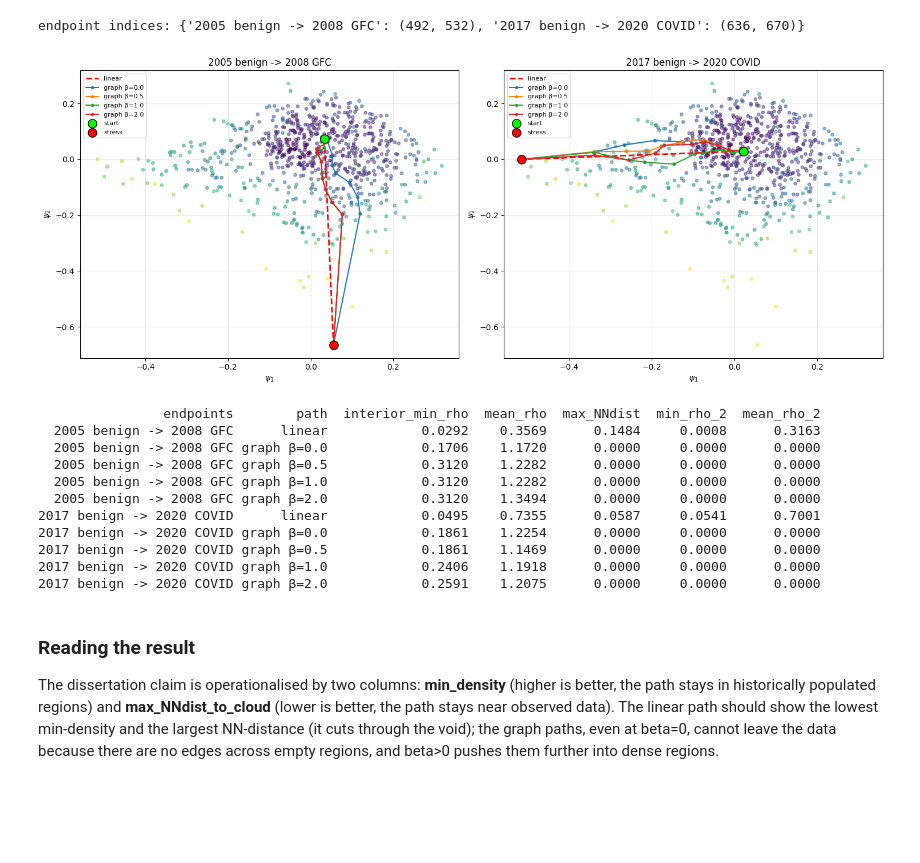
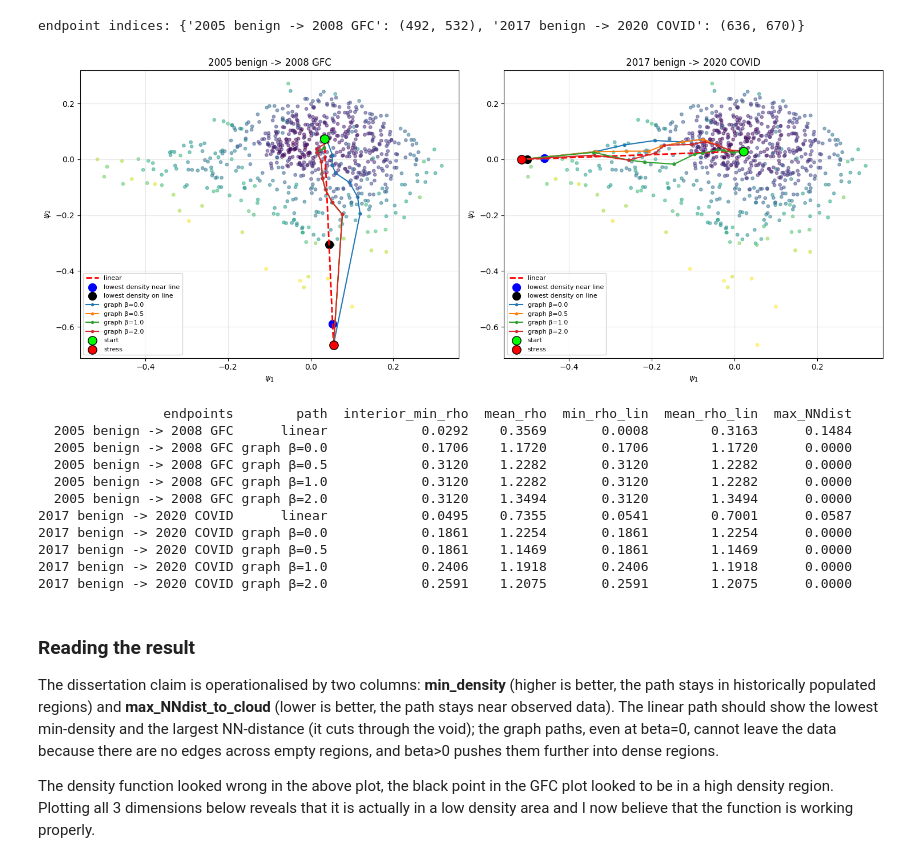
Before and after one commit to adamfowliee/JDKF_Starter, a Jupyter notebook: dissertation_brief/brief_phase3.ipynb, the cells around one changed output. Drawn from its saved outputs; the diff is of its cells as text; code cells hidden in the pictures; blank space fills up the shorter version.

```diff
--- a/dissertation_brief/brief_phase3.ipynb
+++ b/dissertation_brief/brief_phase3.ipynb
@@ -135,8 +137,7 @@ The dimensionally-broken KDE from the provisional notebook is removed. Density i
 def graph_degree_density(Psi, h):
     Dsq = squareform(pdist(Psi)**2)
     rho = np.exp(-Dsq/h).sum(1)
-    scale=rho.mean()
-    rho = rho/rho.mean()
+    scale = rho.mean(); rho /= scale
     rho = np.maximum(rho, 1e-6)   # [C9] tiny floor only for log-stability; an aggressive
     # quantile floor saturates the min-density metric so it cannot discriminate paths
     return rho, -np.log(rho), scale
@@ -207,52 +208,55 @@ def latent_density_at_points(gamma, Psi, h, scale):
     V_query = -np.log(rho_query_floor)
     return rho_query_floor, V_query
 
-
 def interior_min_mean(idx_path):
     interior = idx_path[1:-1] if len(idx_path) > 2 else idx_path
     return rho[interior].min(), rho[interior].mean()
+
 def lin_interior_min_mean(s, e, h, n=40):
     lin = np.linspace(Psi[s], Psi[e], n)[1:-1]
     nn = np.array([np.argmin(np.linalg.norm(Psi - p, axis=1)) for p in lin])
     rho_lin, _ = latent_density_at_points(lin, Psi, h, scale)
-    return rho[nn].min(), rho[nn].mean(), rho_lin.min(), rho_lin.mean(), nn_dist_to_cloud(lin).max()
+    min_nn_idx, min_lin_idx = np.argmin(rho[nn]), np.argmin(rho_lin)
+    return rho[nn].min(), rho[nn].mean(), rho_lin.min(), rho_lin.mean(), nn_dist_to_cloud(lin).max(), min_nn_idx, min_lin_idx
 
 
 betas = [0.0, 0.5, 1.0, 2.0]
 summary = []
 fig, axes = plt.subplots(1, len(pairs), figsize=(15, 6))
 for ax, (name, (s, e)) in zip(np.atleast_1d(axes), pairs.items()):
     ax.scatter(Psi[:,0], Psi[:,1], c=V, s=15, cmap="viridis", alpha=.5)
     lin = np.linspace(Psi[s], Psi[e], 40)
     ax.plot(lin[:,0], lin[:,1], "r--", lw=2, label="linear")
-    lmin, lmean, llmean, llnn, lnn = lin_interior_min_mean(s, e, h)
-    summary.append((name, "linear", lmin, lmean, lnn, llmean, llnn))
+    lmin, lmean, llmin, llmean, lnn, nn_idx, lin_idx = lin_interior_min_mean(s, e, h)
+    ax.scatter(*lin[nn_idx+1, :2], c="blue", s=100, label="lowest density near line")
+    ax.scatter(*lin[lin_idx+1, :2], c="k", s=100, label="lowest density on line")
+    summary.append((name, "linear", lmin, lmean, llmin, llmean, lnn))
     for beta in betas:
         p = graph_path(beta, s, e); P = Psi[p]
         ax.plot(P[:,0], P[:,1], marker="o", ms=3, label=f"graph β={beta}")
         imin, imean = interior_min_mean(p)
-        summary.append((name, f"graph β={beta}", imin, imean, 0.0, 0.0, nn_dist_to_cloud(P).max()))
+        summary.append((name, f"graph β={beta}", imin, imean, imin, imean, nn_dist_to_cloud(P).max()))
     ax.scatter(*Psi[s,:2], c="lime", s=120, ec="k", zorder=5, label="start")
     ax.scatter(*Psi[e,:2], c="red", s=120, ec="k", zorder=5, label="stress")
     ax.set_title(name); ax.set_xlabel(r"$\psi_1$"); ax.set_ylabel(r"$\psi_2$")
     ax.legend(fontsize=8); ax.grid(alpha=.3)
 plt.tight_layout(); plt.show()
 
-res = pd.DataFrame(summary, columns=["endpoints","path","interior_min_rho","mean_rho","max_NNdist", "min_rho_2", "mean_rho_2"])
+res = pd.DataFrame(summary, columns=["endpoints","path","interior_min_rho","mean_rho", "min_rho_lin", "mean_rho_lin", "max_NNdist"])
 print(res.round(4).to_string(index=False))
 # %% [output]
-[figure, old version]
+[figure, new version]
-                endpoints        path  interior_min_rho  mean_rho  max_NNdist  min_rho_2  mean_rho_2
-  2005 benign -> 2008 GFC      linear            0.0292    0.3569      0.1484     0.0008      0.3163
-  2005 benign -> 2008 GFC graph β=0.0            0.1706    1.1720      0.0000     0.0000      0.0000
-  2005 benign -> 2008 GFC graph β=0.5            0.3120    1.2282      0.0000     0.0000      0.0000
-  2005 benign -> 2008 GFC graph β=1.0            0.3120    1.2282      0.0000     0.0000      0.0000
-  2005 benign -> 2008 GFC graph β=2.0            0.3120    1.3494      0.0000     0.0000      0.0000
-2017 benign -> 2020 COVID      linear            0.0495    0.7355      0.0587     0.0541      0.7001
-2017 benign -> 2020 COVID graph β=0.0            0.1861    1.2254      0.0000     0.0000      0.0000
-2017 benign -> 2020 COVID graph β=0.5            0.1861    1.1469      0.0000     0.0000      0.0000
-2017 benign -> 2020 COVID graph β=1.0            0.2406    1.1918      0.0000     0.0000      0.0000
-2017 benign -> 2020 COVID graph β=2.0            0.2591    1.2075      0.0000     0.0000      0.0000
+                endpoints        path  interior_min_rho  mean_rho  min_rho_lin  mean_rho_lin  max_NNdist
+  2005 benign -> 2008 GFC      linear            0.0292    0.3569       0.0008        0.3163      0.1484
+  2005 benign -> 2008 GFC graph β=0.0            0.1706    1.1720       0.1706        1.1720      0.0000
+  2005 benign -> 2008 GFC graph β=0.5            0.3120    1.2282       0.3120        1.2282      0.0000
+  2005 benign -> 2008 GFC graph β=1.0            0.3120    1.2282       0.3120        1.2282      0.0000
+  2005 benign -> 2008 GFC graph β=2.0            0.3120    1.3494       0.3120        1.3494      0.0000
+2017 benign -> 2020 COVID      linear            0.0495    0.7355       0.0541        0.7001      0.0587
+2017 benign -> 2020 COVID graph β=0.0            0.1861    1.2254       0.1861        1.2254      0.0000
+2017 benign -> 2020 COVID graph β=0.5            0.1861    1.1469       0.1861        1.1469      0.0000
+2017 benign -> 2020 COVID graph β=1.0            0.2406    1.1918       0.2406        1.1918      0.0000
+2017 benign -> 2020 COVID graph β=2.0            0.2591    1.2075       0.2591        1.2075      0.0000
 # %% [markdown]
 ### Reading the result
 
@@ -261,3 +265,6 @@ stays in historically populated regions) and **max_NNdist_to_cloud** (lower is b
 near observed data). The linear path should show the lowest min-density and the largest
 NN-distance (it cuts through the void); the graph paths, even at beta=0, cannot leave the data
 because there are no edges across empty regions, and beta>0 pushes them further into dense regions.
+
+
+The density function looked wrong in the above plot, the black point in the GFC plot looked to be in a high density region. Plotting all 3 dimensions below reveals that it is actually in a low density area and I now believe that the function is working properly.
```
Also changed, not shown: parts of 2 cells of this notebook, 2 other files.
